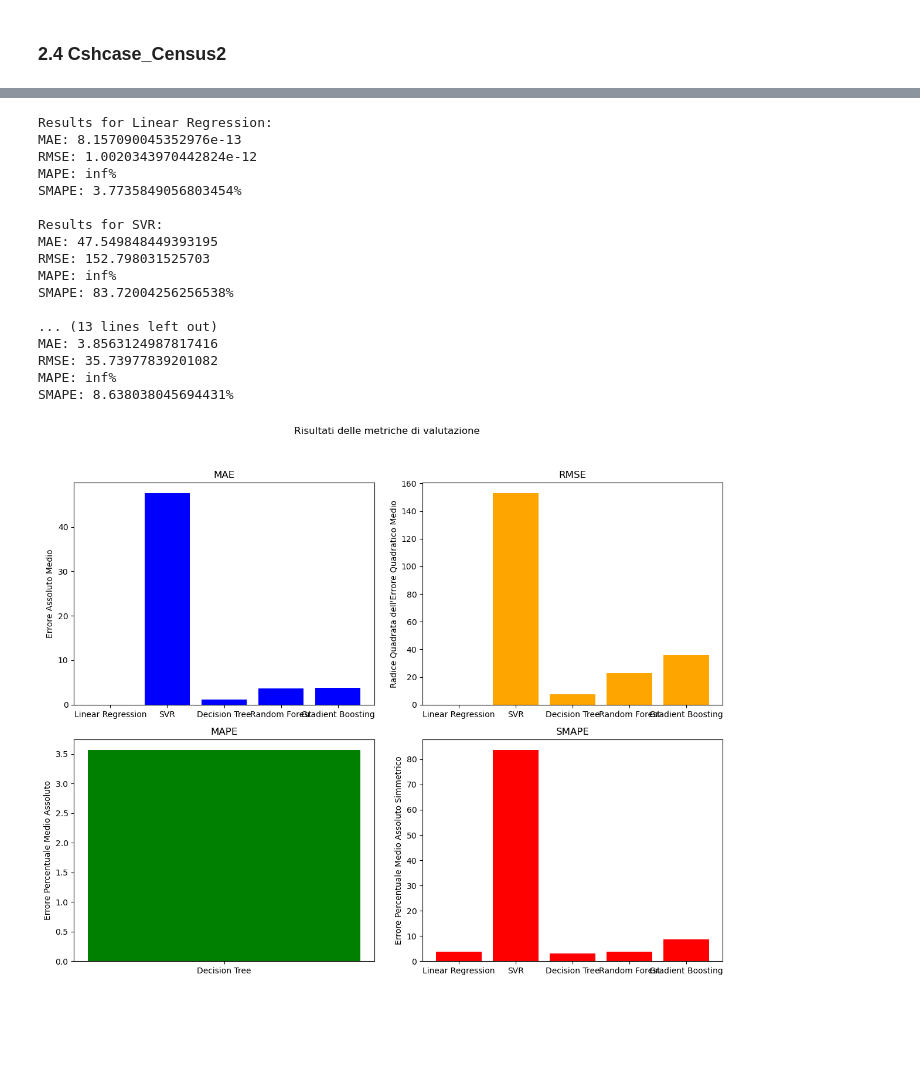
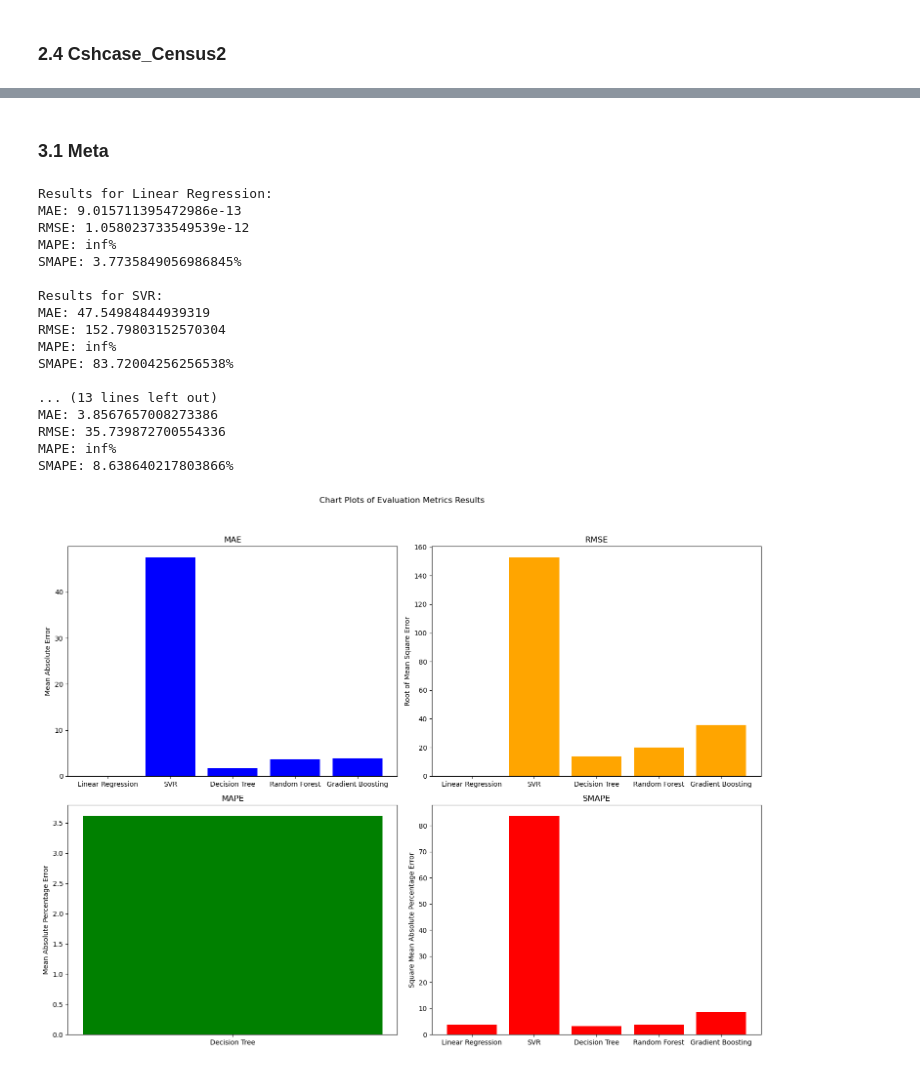
Before and after one commit to wakaflocka17/DM_REGRESSION, a Jupyter notebook: PROJECT/JUPYTER NOTEBOOK/regression_project.ipynb, the cells around one changed output, grey strips where cells are left out. Saved outputs shown, nothing was run; the diff lists cells and outputs as text; code cells hidden in the pictures; blank space fills up the shorter version.

```diff
--- a/PROJECT/JUPYTER NOTEBOOK/regression_project.ipynb
+++ b/PROJECT/JUPYTER NOTEBOOK/regression_project.ipynb
@@ -302,7 +312,7 @@ print(missing_values_chcc2)
 
 # We standardising the values within the Dataset
 numeric_cols_chcc2 = df_chcc2.select_dtypes(include=['float64', 'int64']).columns
-df_meta[numeric_cols_chcc2] = StandardScaler().fit_transform(df_chcc2[numeric_cols_chcc2])
+df_chcc2[numeric_cols_chcc2] = StandardScaler().fit_transform(df_chcc2[numeric_cols_chcc2])
 
 print("\n\nDataFrame after interpolation and standardisation:")
 print(df_chcc2)
@@ -323,100 +397,58 @@ ValueError: Length of values (400) does not match length of index (528)
+# %% [markdown]
+### 3.1 Meta
 # %%
-def smape(y_true, y_pred):
-    return 100 * np.mean(2 * np.abs(y_pred - y_true) / (np.abs(y_pred) + np.abs(y_true)))
-
-def evaluate_model(model, X_train, X_test, y_train, y_test, model_name):
-    model.fit(X_train, y_train)
-    y_pred = model.predict(X_test)
-
-    mae = mean_absolute_error(y_test, y_pred)
-    rmse = np.sqrt(mean_squared_error(y_test, y_pred))
-    mape = np.mean(np.abs((y_test - y_pred) / y_test)) * 100
-    smape_score = smape(y_test, y_pred)
-
-    print(f"Results for {model_name}:")
-    print(f"MAE: {mae}")
-    print(f"RMSE: {rmse}")
-    print(f"MAPE: {mape}%")
-    print(f"SMAPE: {smape_score}%\n")
-
-    return mae, rmse, mape, smape_score
-
 # Caricare i tuoi dati
 # df è il DataFrame principale con le features e il target
 # label è la Serie contenente il target
 # Assumendo che il DataFrame sia chiamato df e la colonna target 'class'
 # Nota: Seleziona solo le colonne necessarie per l'addestramento, escludendo eventuali colonne non utili o duplicati
-features = df_meta.select_dtypes(exclude=['category'])
+features = df_meta
 target = target_meta
 
-# Divisione del DataFrame in set di addestramento e test
+# Division of the DataFrame into training and test sets
 X_train, X_test, y_train, y_test = train_test_split(features, target, test_size=0.2, random_state=42)
 
-# Inizializzare i modelli
+# Initialisation of models
 linear_reg_model = LinearRegression()
 svr_model = SVR()
 decision_tree_model = DecisionTreeRegressor()
 random_forest_model = RandomForestRegressor()
 gradient_boosting_model = GradientBoostingRegressor()
 
-# Valutare i modelli
+# Evaluation of models for the META Dataset
 models = [linear_reg_model, svr_model, decision_tree_model, random_forest_model, gradient_boosting_model]
 model_names = ['Linear Regression', 'SVR', 'Decision Tree', 'Random Forest', 'Gradient Boosting']
 
 mae_scores = []
 rmse_scores = []
 mape_scores = []
 smape_scores = []
 
+# Visualisation of Chart Plots
 for model, model_name in zip(models, model_names):
     mae, rmse, mape, smape_score = evaluate_model(model, X_train, X_test, y_train, y_test, model_name)
     mae_scores.append(mae)
     rmse_scores.append(rmse)
     mape_scores.append(mape)
     smape_scores.append(smape_score)
 
-# Plot dei risultati
-fig, axs = plt.subplots(2, 2, figsize=(12, 10))
-fig.suptitle('Risultati delle metriche di valutazione')
-
-# MAE
-axs[0, 0].bar(model_names, mae_scores, color='blue')
-axs[0, 0].set_title('MAE')
-axs[0, 0].set_ylabel('Errore Assoluto Medio')
-
-# RMSE
-axs[0, 1].bar(model_names, rmse_scores, color='orange')
-axs[0, 1].set_title('RMSE')
-axs[0, 1].set_ylabel('Radice Quadrata dell\'Errore Quadratico Medio')
-
-# MAPE
-axs[1, 0].bar(model_names, mape_scores, color='green')
-axs[1, 0].set_title('MAPE')
-axs[1, 0].set_ylabel('Errore Percentuale Medio Assoluto')
-
-# SMAPE
-axs[1, 1].bar(model_names, smape_scores, color='red')
-axs[1, 1].set_title('SMAPE')
-axs[1, 1].set_ylabel('Errore Percentuale Medio Assoluto Simmetrico')
-
-plt.tight_layout(rect=[0, 0.03, 1, 0.95])
-plt.show()
+plot_results(model_names, mae_scores, rmse_scores, mape_scores, smape_scores)
 # %% [output]
 Results for Linear Regression:
-MAE: 8.157090045352976e-13
-RMSE: 1.0020343970442824e-12
+MAE: 9.015711395472986e-13
+RMSE: 1.058023733549539e-12
 MAPE: inf%
-SMAPE: 3.7735849056803454%
+SMAPE: 3.7735849056986845%
 
 Results for SVR:
-MAE: 47.549848449393195
-RMSE: 152.798031525703
+MAE: 47.54984844939319
+RMSE: 152.79803152570304
 MAPE: inf%
 SMAPE: 83.72004256256538%
 
 ... (13 lines left out)
-MAE: 3.8563124987817416
-RMSE: 35.73977839201082
+MAE: 3.8567657008273386
+RMSE: 35.739872700554336
 MAPE: inf%
-SMAPE: 8.638038045694431%
+SMAPE: 8.638640217803866%
-[figure, old version]
+[figure, new version]
```
Also changed, not shown: parts of 17 cells of this notebook.
